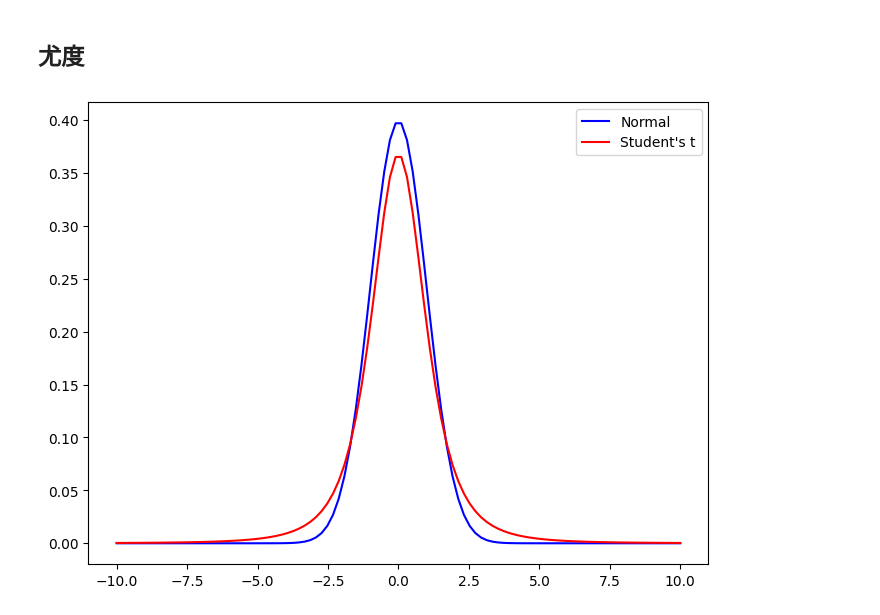
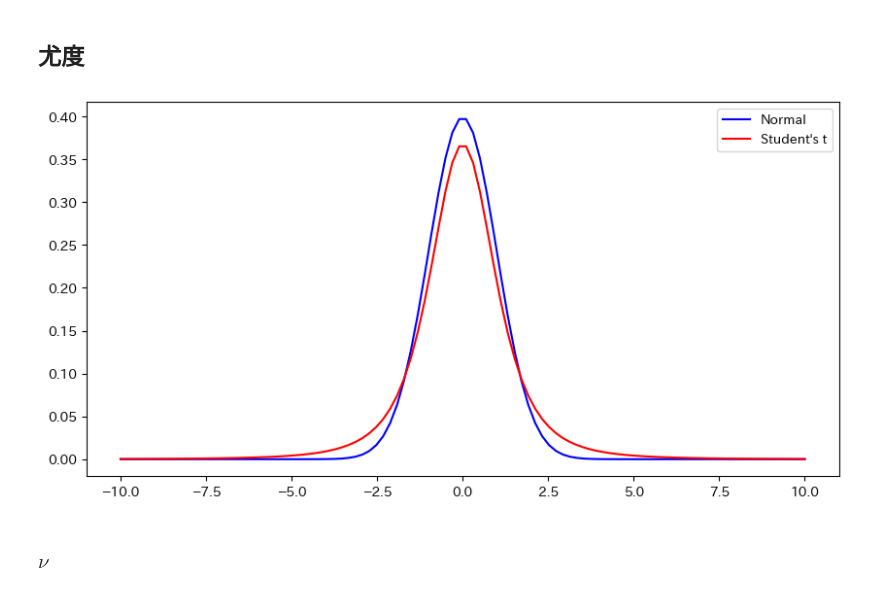
Before and after one commit to Keisei-Akiya/bridge-straw-effects, a Jupyter notebook: src/visualization/distribution/decide_prior.ipynb, the cells around one changed output. Drawn from its saved outputs; the diff is of its cells as text; code cells hidden in the pictures.

```diff
--- a/src/visualization/distribution/decide_prior.ipynb
+++ b/src/visualization/distribution/decide_prior.ipynb
@@ -7,6 +7,8 @@ import matplotlib.pyplot as plt
 import japanize_matplotlib
 import seaborn as sns
 from scipy import stats
+
+figsize = (10, 5)
 # %%
 filepath = '../../../data/processed/df_filtered.xlsx'
 df = pd.read_excel(filepath)
@@ -267,15 +309,17 @@ ax.plot(x, half_cauchy_cdf, label=f'Half-Cauchy({sigma})', color='black', linest
 # %%
 x = np.linspace(-10, 10, 100)
 # 各分布の確率密度関数
 normal_pdf = stats.norm.pdf(x, loc=0, scale=1)
 t_pdf = stats.t.pdf(x, df=3, loc=0, scale=1)
 # cauchy_pdf = cauchy.pdf(x, loc=0, scale=1)
 
-plt.figure(figsize=(8, 6))
+plt.figure(figsize=figsize)
 plt.plot(x, normal_pdf, label='Normal', color='blue')
 plt.plot(x, t_pdf, label='Student\'s t', color='red')
 # plt.plot(x, cauchy_pdf, label='Cauchy', color='green')
 plt.legend()
 plt.show()
 # %% [output]
-[figure, old version]
+[figure, new version]
+# %% [markdown]
+### $\nu$
```
Also changed, not shown: parts of 21 cells of this notebook, 13 other files.
